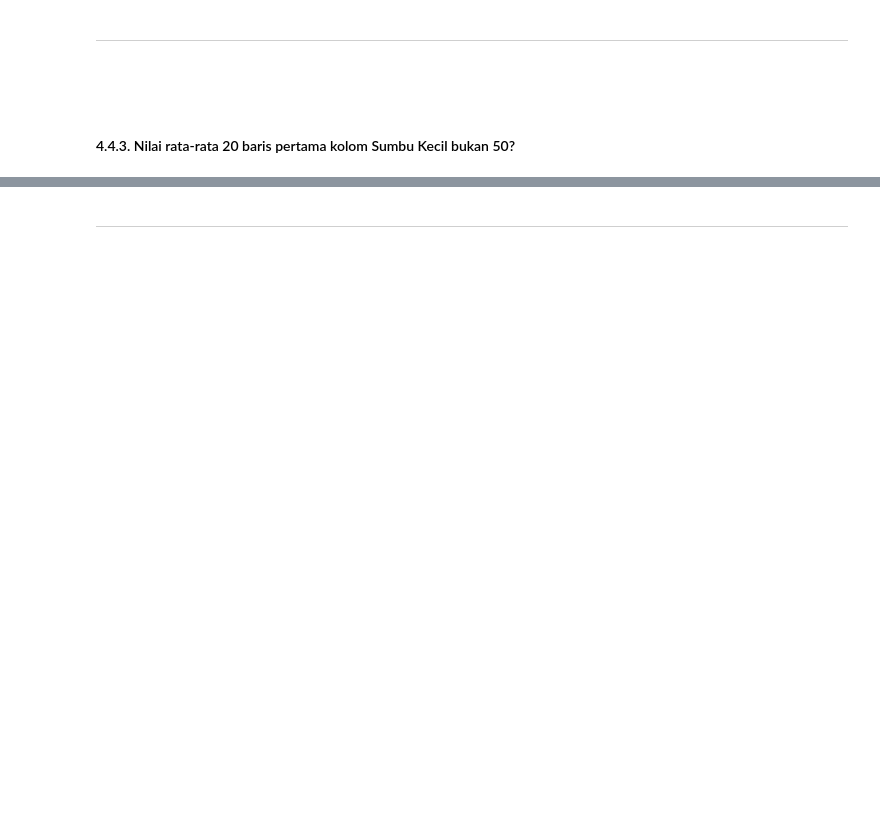
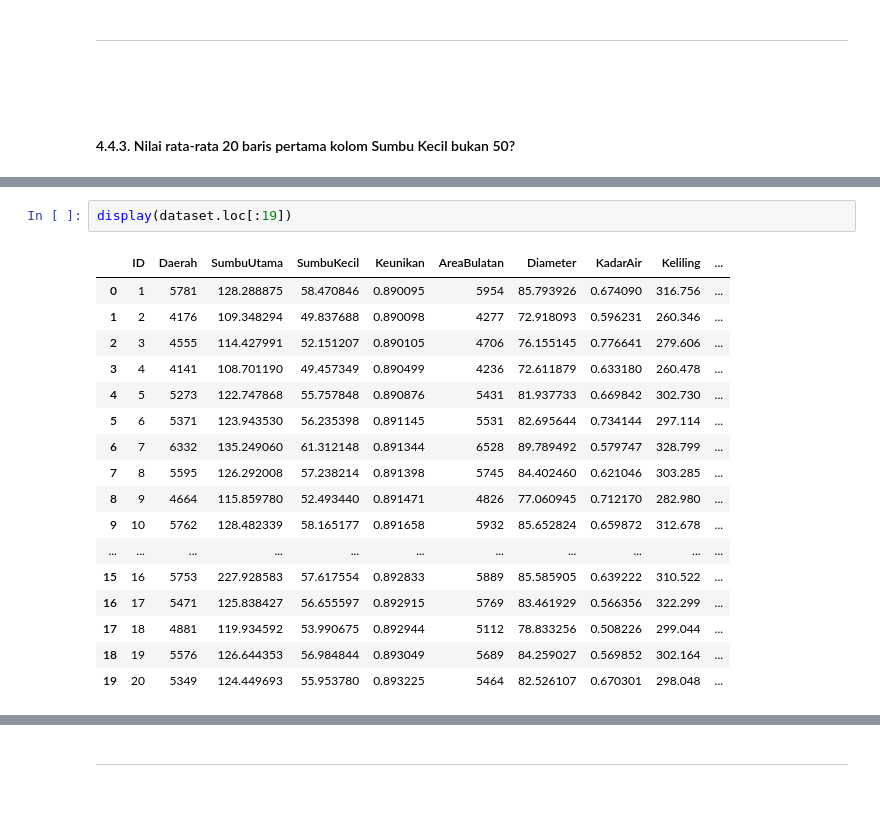
Before and after one commit to Lock1/IF2220-Probstat, a Jupyter notebook: TubesProbstat.ipynb, the cells around one changed output, grey strips where cells are left out. Saved outputs shown, nothing was run; the diff lists cells and outputs as text; blank space fills up the shorter version.

```diff
--- a/TubesProbstat.ipynb
+++ b/TubesProbstat.ipynb
@@ -763,0 +845,20 @@ Nilai $z$ yang dihitung dari uji statistik menunjukan bahwa $z > c$ sehingga nil
+# %%
+display(dataset.loc[:19])
+# %% [output]
+|  | ID | Daerah | SumbuUtama | SumbuKecil | Keunikan | AreaBulatan | Diameter | KadarAir | Keliling | ... |
+| 0 | 1 | 5781 | 128.288875 | 58.470846 | 0.890095 | 5954 | 85.793926 | 0.674090 | 316.756 | ... |
+| 1 | 2 | 4176 | 109.348294 | 49.837688 | 0.890098 | 4277 | 72.918093 | 0.596231 | 260.346 | ... |
+| 2 | 3 | 4555 | 114.427991 | 52.151207 | 0.890105 | 4706 | 76.155145 | 0.776641 | 279.606 | ... |
+| 3 | 4 | 4141 | 108.701190 | 49.457349 | 0.890499 | 4236 | 72.611879 | 0.633180 | 260.478 | ... |
+| 4 | 5 | 5273 | 122.747868 | 55.757848 | 0.890876 | 5431 | 81.937733 | 0.669842 | 302.730 | ... |
+| 5 | 6 | 5371 | 123.943530 | 56.235398 | 0.891145 | 5531 | 82.695644 | 0.734144 | 297.114 | ... |
+| 6 | 7 | 6332 | 135.249060 | 61.312148 | 0.891344 | 6528 | 89.789492 | 0.579747 | 328.799 | ... |
+| 7 | 8 | 5595 | 126.292008 | 57.238214 | 0.891398 | 5745 | 84.402460 | 0.621046 | 303.285 | ... |
+| 8 | 9 | 4664 | 115.859780 | 52.493440 | 0.891471 | 4826 | 77.060945 | 0.712170 | 282.980 | ... |
+| 9 | 10 | 5762 | 128.482339 | 58.165177 | 0.891658 | 5932 | 85.652824 | 0.659872 | 312.678 | ... |
+| ... | ... | ... | ... | ... | ... | ... | ... | ... | ... | ... |
+| 15 | 16 | 5753 | 227.928583 | 57.617554 | 0.892833 | 5889 | 85.585905 | 0.639222 | 310.522 | ... |
+| 16 | 17 | 5471 | 125.838427 | 56.655597 | 0.892915 | 5769 | 83.461929 | 0.566356 | 322.299 | ... |
+| 17 | 18 | 4881 | 119.934592 | 53.990675 | 0.892944 | 5112 | 78.833256 | 0.508226 | 299.044 | ... |
+| 18 | 19 | 5576 | 126.644353 | 56.984844 | 0.893049 | 5689 | 84.259027 | 0.569852 | 302.164 | ... |
+| 19 | 20 | 5349 | 124.449693 | 55.953780 | 0.893225 | 5464 | 82.526107 | 0.670301 | 298.048 | ... |
```
Also changed, not shown: parts of 19 cells of this notebook.
